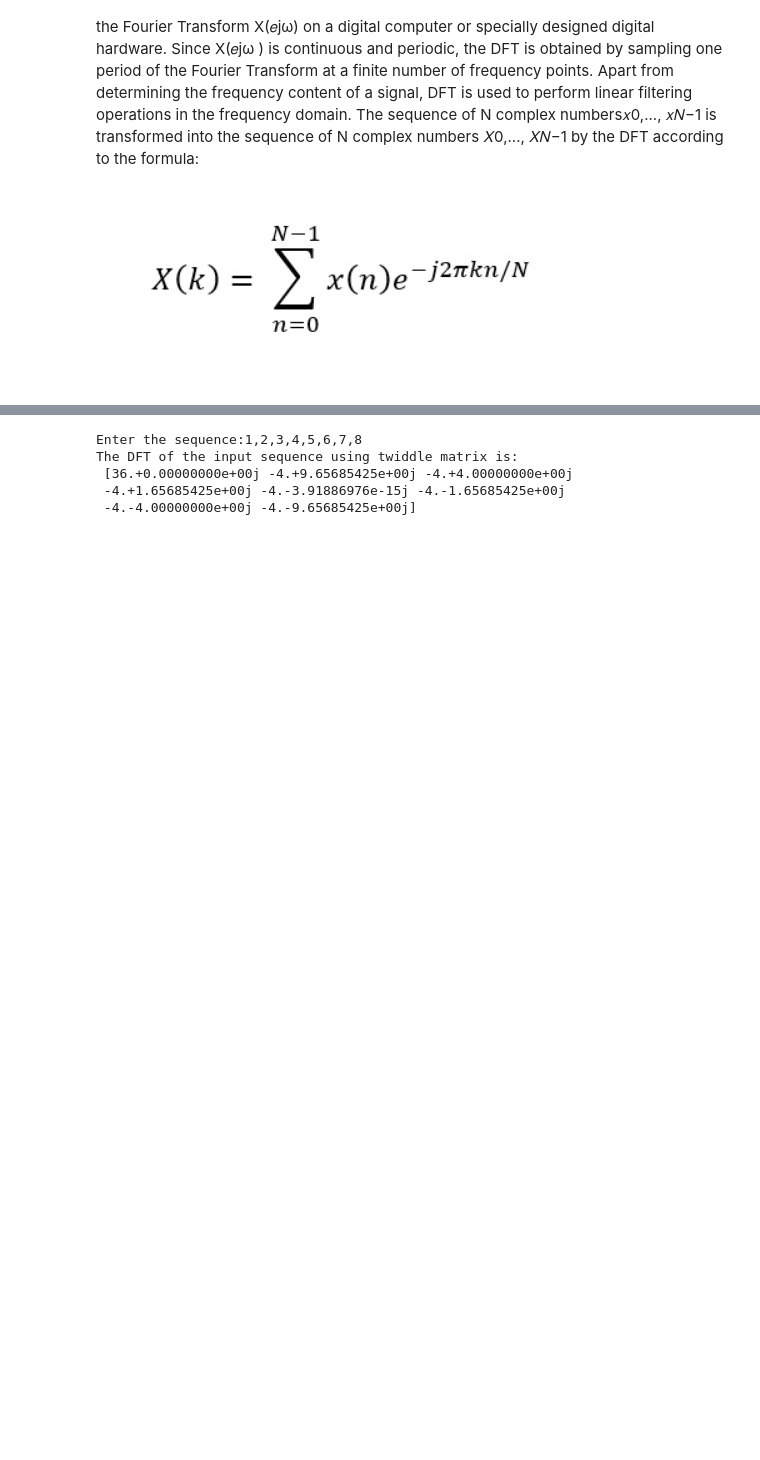
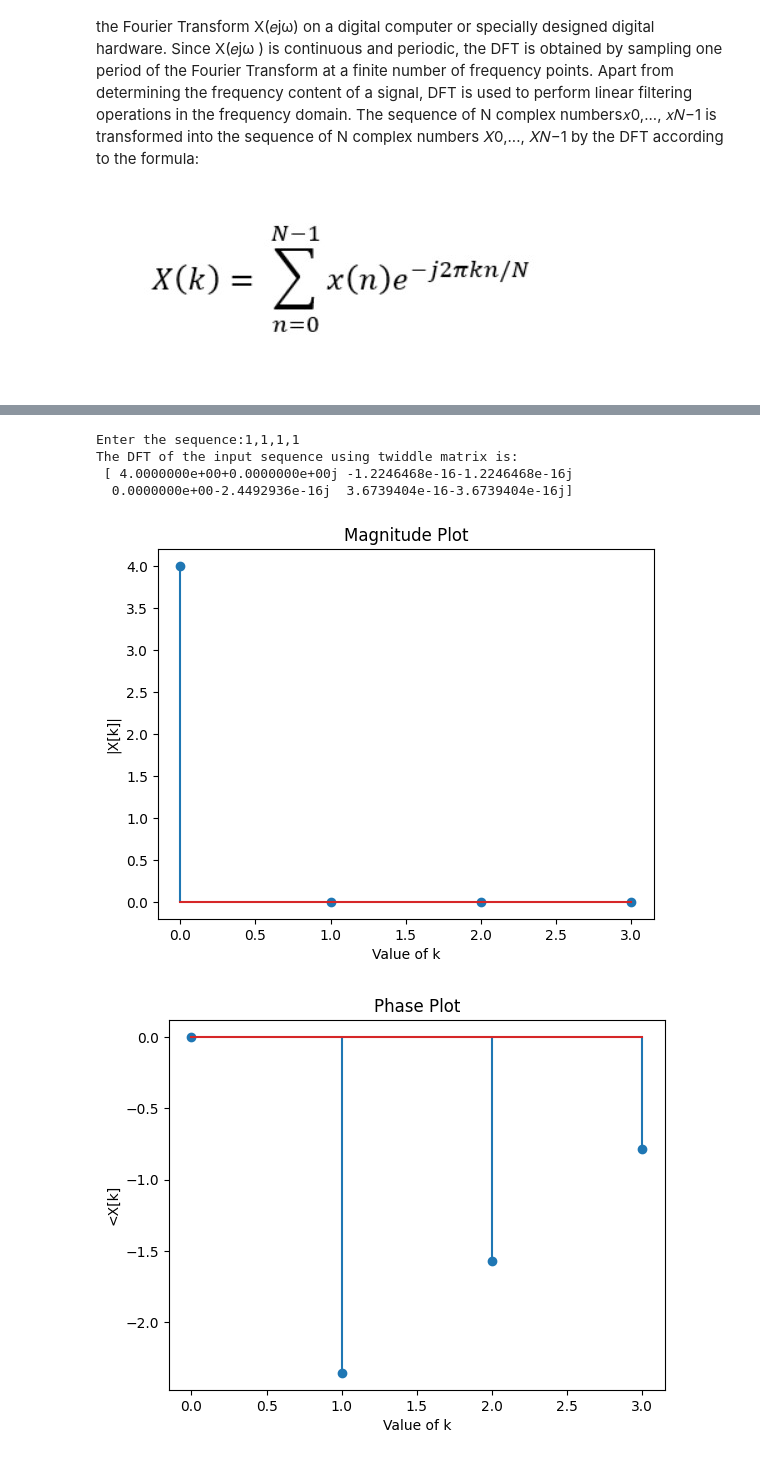
Before and after one commit to alitaspaul/DSP-LAB, a Jupyter notebook: Experiment5_DSP.ipynb, the cells around one changed output, grey strips where cells are left out. Saved outputs shown, nothing was run; the diff lists cells and outputs as text; code cells hidden in the pictures; blank space fills up the shorter version.

```diff
--- a/Experiment5_DSP.ipynb
+++ b/Experiment5_DSP.ipynb
@@ -73,23 +92,43 @@ The DFT of the input sequence using Mathematical expression is:
 # %%
 #using matrix form
 x = np.array(input("Enter the sequence:").split(",")).astype(int)
 
 k = len(x)
+k_array = np.arange(0,k,1)
 
 #twiddle matrix
 twiddle = np.ones(k, dtype = "complex")
 
 for i in range (1,k):
   for j in range (k):
     num = np.exp(complex(-1j)*2*np.pi*i*j*float(1/k))
     twiddle = np.append(twiddle,num)
 
 twiddle.shape = (k,k)
 
-print("The DFT of the input sequence using twiddle matrix is:\n", np.dot(twiddle,x))
+#output sequence
+y = np.dot(twiddle,x)
+print("The DFT of the input sequence using twiddle matrix is:\n", y)
+
+#magnitude plot
+mag_y = [abs(k) for k in y ]
+plt.stem(k_array,mag_y)
+plt.title("Magnitude Plot")
+plt.xlabel("Value of k")
+plt.ylabel("|X[k]|")
+plt.show()
+
+#Phase Plot
+phase_y = [cmath.phase(k) for k in y]
+plt.stem(k_array,phase_y)
+plt.title("Phase Plot")
+plt.xlabel("Value of k")
+plt.ylabel("<X[k]")
+plt.show()
 # %% [output]
-Enter the sequence:1,2,3,4,5,6,7,8
+Enter the sequence:1,1,1,1
 The DFT of the input sequence using twiddle matrix is:
- [36.+0.00000000e+00j -4.+9.65685425e+00j -4.+4.00000000e+00j
- -4.+1.65685425e+00j -4.-3.91886976e-15j -4.-1.65685425e+00j
- -4.-4.00000000e+00j -4.-9.65685425e+00j]
+ [ 4.0000000e+00+0.0000000e+00j -1.2246468e-16-1.2246468e-16j
+  0.0000000e+00-2.4492936e-16j  3.6739404e-16-3.6739404e-16j]
+[figure, added]
+[figure, added]
```
Also changed, not shown: parts of 2 cells of this notebook.
